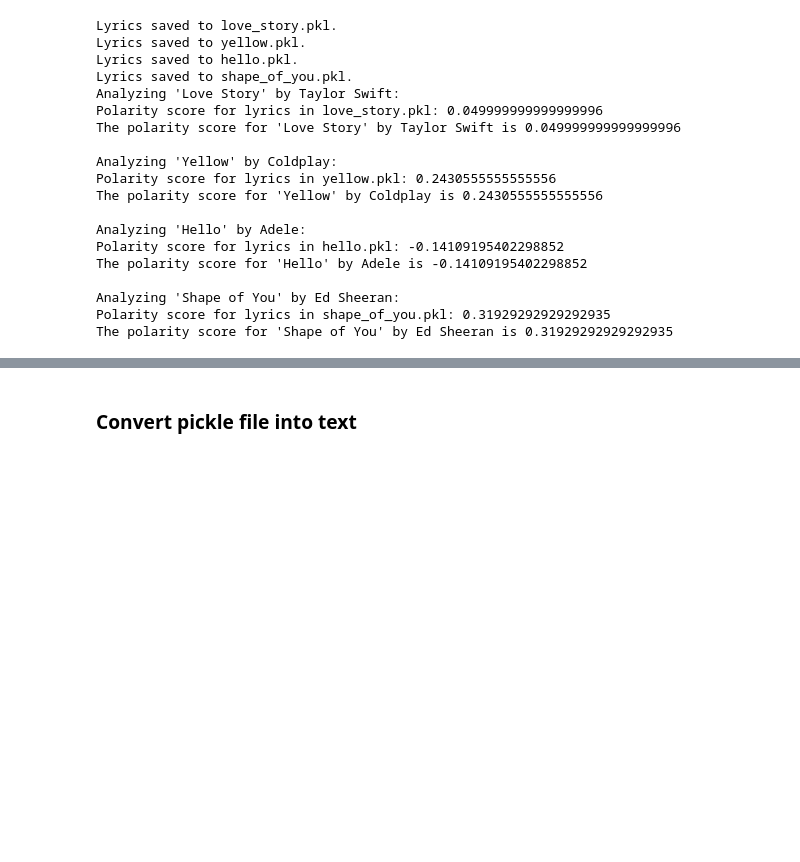
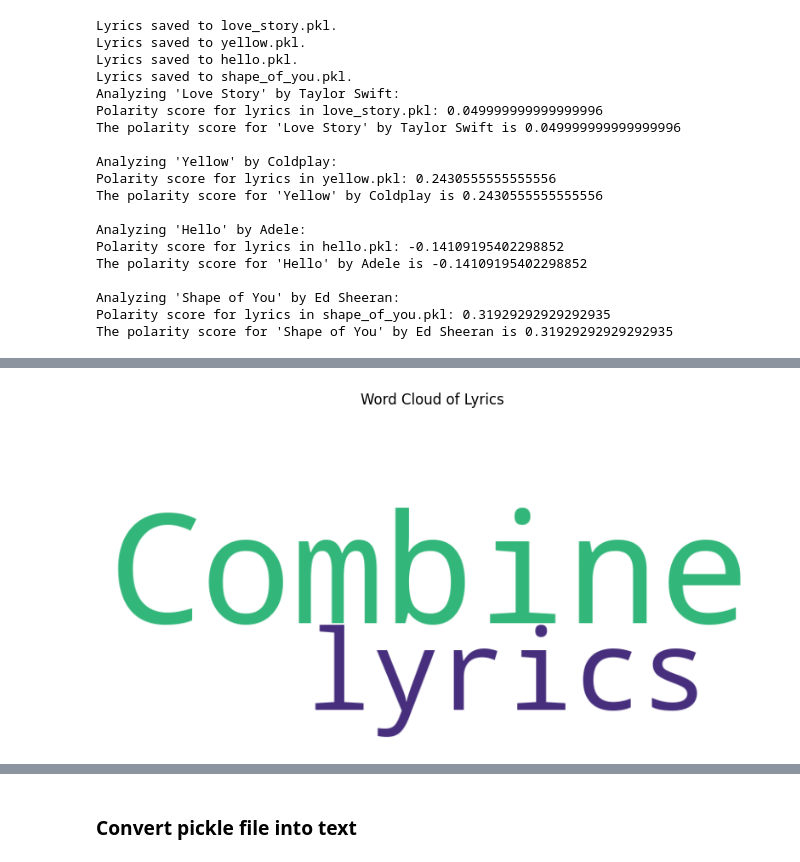
Before and after one commit to JBtallgrass/wmnlp-materials-json-sentiment, a Jupyter notebook: requests-json-nlp.ipynb, the cells around one changed output, grey strips where cells are left out. Drawn from its saved outputs; the diff is of its cells as text; code cells hidden in the pictures; blank space fills up the shorter version.

```diff
--- a/requests-json-nlp.ipynb
+++ b/requests-json-nlp.ipynb
@@ -287,0 +330,13 @@ The polarity score for 'Shape of You' by Ed Sheeran is 0.31929292929292935
+# %%
+# Build Visualizations- Not required for Module 4- working on repetitions
+# Word Clouds
+text = "Combine all lyrics here"  # Replace with combined song lyrics
+wordcloud = WordCloud(width=800, height=400, background_color='white').generate(text)
+
+plt.figure(figsize=(10, 5))
+plt.imshow(wordcloud, interpolation='bilinear')
+plt.axis('off')
+plt.title("Word Cloud of Lyrics")
+plt.show()
+# %% [output]
+[figure, added]
```
Also changed, not shown: parts of 8 cells of this notebook, 1 other file.
